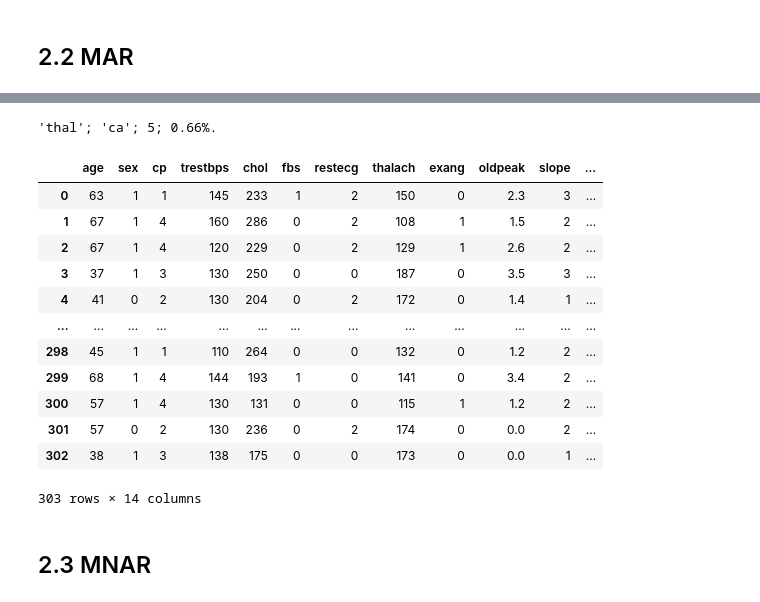
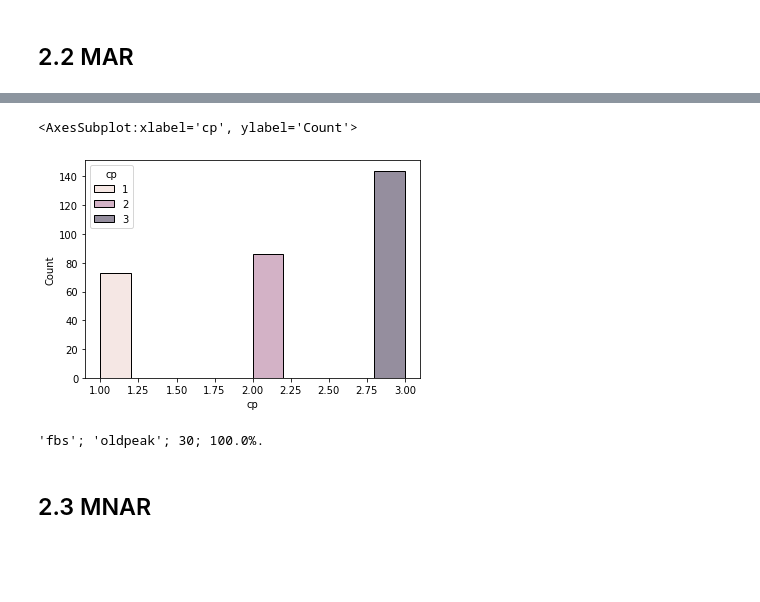
Before and after one commit to ngumbk/grad_missing_imputation, a Jupyter notebook: Research Notebooks/Data_reseach.ipynb, the cells around one changed output, grey strips where cells are left out. Cells and saved outputs as stored; diff of their text form; code cells hidden in the pictures; blank space fills up the shorter version.

```diff
--- a/Research Notebooks/Data_reseach.ipynb
+++ b/Research Notebooks/Data_reseach.ipynb
@@ -200 +228,6 @@ make_mcar(cchd_data, area='All', miss_percent=40)
+# %%
+sns.histplot(data=cchd_data, x='cp', hue='cp')
+# %% [output]
+<AxesSubplot:xlabel='cp', ylabel='Count'>
+[figure, added]
 # %%
@@ -228,24 +298,11 @@ def make_mar(dataset, area, area_dependent, ascending=False, miss_parameter=5):
     print( "'" + area + "'", "'" + area_dependent + "'", miss_parameter, str(round(real_miss_percent, 3)) + '%', sep='; ', end='.\n')
 
     return dataset
-# %%
-# Проверка
-make_mar(cchd_data, area='thal', area_dependent='ca', miss_parameter=5)
-# %% [output]
-'thal'; 'ca'; 5; 0.66%.
-|  | age | sex | cp | trestbps | chol | fbs | restecg | thalach | exang | oldpeak | slope | ... |
-| 0 | 63 | 1 | 1 | 145 | 233 | 1 | 2 | 150 | 0 | 2.3 | 3 | ... |
-| 1 | 67 | 1 | 4 | 160 | 286 | 0 | 2 | 108 | 1 | 1.5 | 2 | ... |
-| 2 | 67 | 1 | 4 | 120 | 229 | 0 | 2 | 129 | 1 | 2.6 | 2 | ... |
-| 3 | 37 | 1 | 3 | 130 | 250 | 0 | 0 | 187 | 0 | 3.5 | 3 | ... |
-| 4 | 41 | 0 | 2 | 130 | 204 | 0 | 2 | 172 | 0 | 1.4 | 1 | ... |
-| ... | ... | ... | ... | ... | ... | ... | ... | ... | ... | ... | ... | ... |
-| 298 | 45 | 1 | 1 | 110 | 264 | 0 | 0 | 132 | 0 | 1.2 | 2 | ... |
-| 299 | 68 | 1 | 4 | 144 | 193 | 1 | 0 | 141 | 0 | 3.4 | 2 | ... |
-| 300 | 57 | 1 | 4 | 130 | 131 | 0 | 0 | 115 | 1 | 1.2 | 2 | ... |
-| 301 | 57 | 0 | 2 | 130 | 236 | 0 | 2 | 174 | 0 | 0.0 | 2 | ... |
-| 302 | 38 | 1 | 3 | 138 | 175 | 0 | 0 | 173 | 0 | 0.0 | 1 | ... |
-303 rows × 14 columns
+# %%
+# Проверка
+df = make_mar(cchd_data, area='fbs', area_dependent='oldpeak', miss_parameter=30)
+# %% [output]
+'fbs'; 'oldpeak'; 30; 100.0%.
 # %% [markdown]
 ## 2.3 MNAR <a class="anchor" id="section_2_3"></a>
 # %%
```
Also changed, not shown: parts of 70 cells of this notebook.
